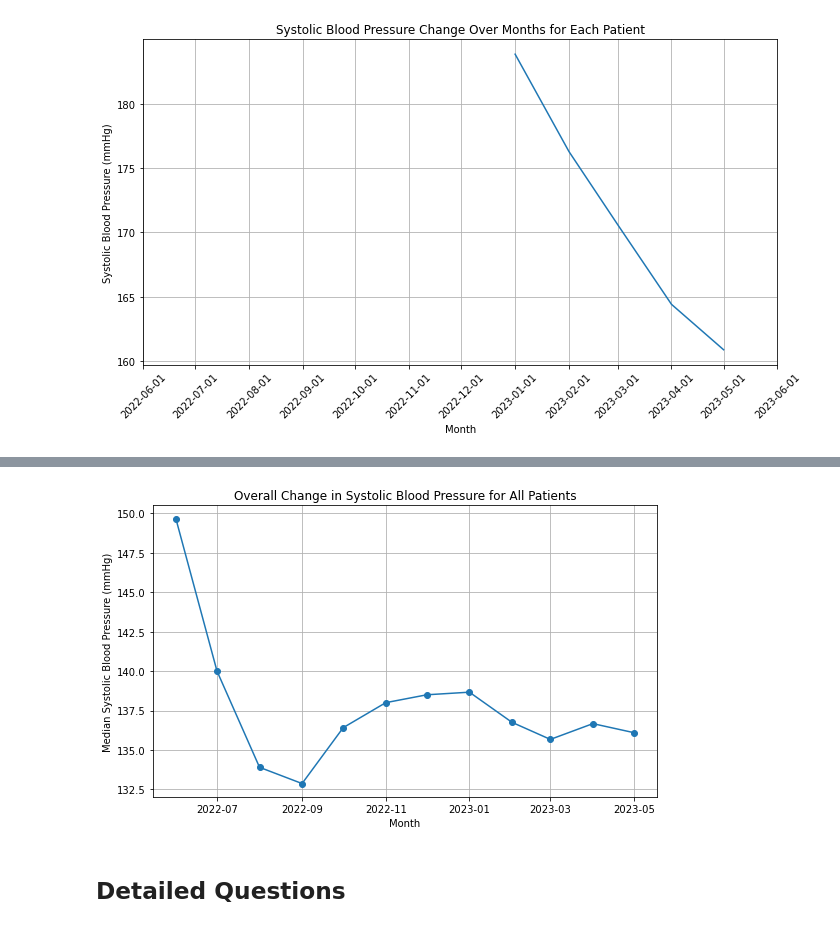
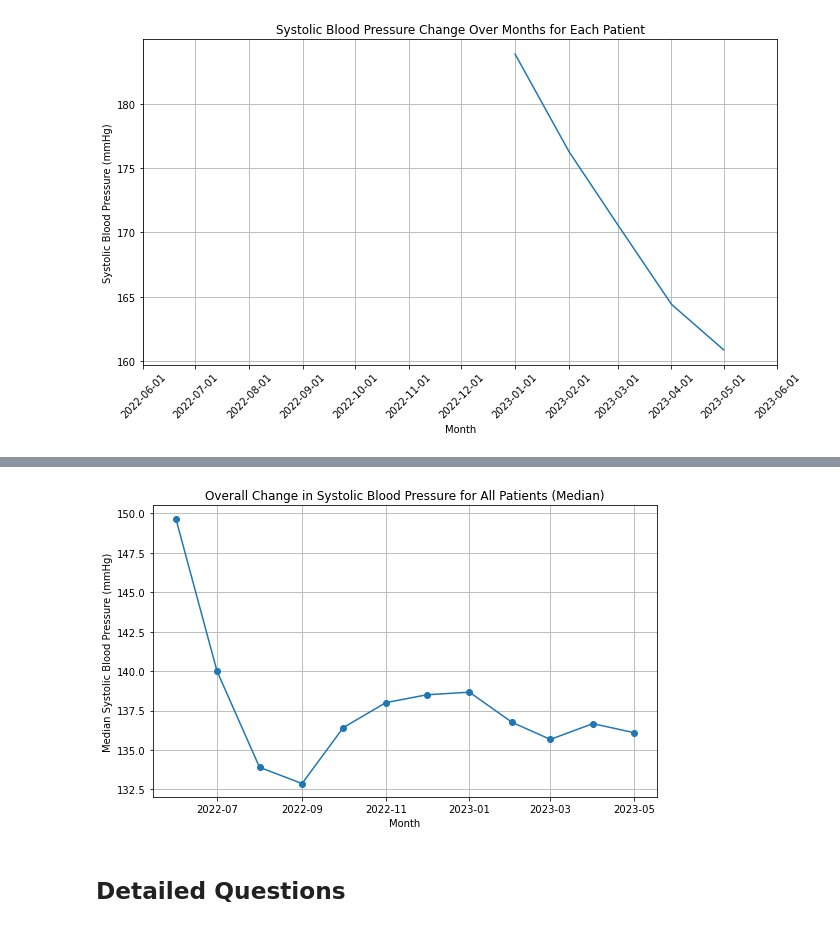
Before and after one commit to ruixuanzheng/iHealthChallenge, a Jupyter notebook: solution.ipynb, the cells around one changed output, grey strips where cells are left out. Saved outputs shown, nothing was run; the diff lists cells and outputs as text; code cells hidden in the pictures.

```diff
--- a/solution.ipynb
+++ b/solution.ipynb
@@ -193,20 +189,18 @@ plt.tight_layout()
 # %%
-# Calculate average systolic blood pressure for each month across all patients
+# Median Systolic Blood Pressure
+
 avg_sbp_per_month = sample.groupby('month')['systolic_mmHg'].median()
-
-# Plotting the overall change in blood pressure
 plt.figure(figsize=(8, 5))
 
 plt.plot(avg_sbp_per_month.index, avg_sbp_per_month.values, marker='o', linestyle='-')
 
-# Adding labels and title
 plt.xlabel('Month')
 plt.ylabel('Median Systolic Blood Pressure (mmHg)')
-plt.title('Overall Change in Systolic Blood Pressure for All Patients')
+plt.title('Overall Change in Systolic Blood Pressure for All Patients (Median)')
 plt.grid(True)
 plt.tight_layout()
 # %% [output]
-[figure, old version]
+[figure, new version]
 # %% [markdown]
 ## Detailed Questions
 # %% [markdown]
```
Also changed, not shown: parts of 7 cells of this notebook.
